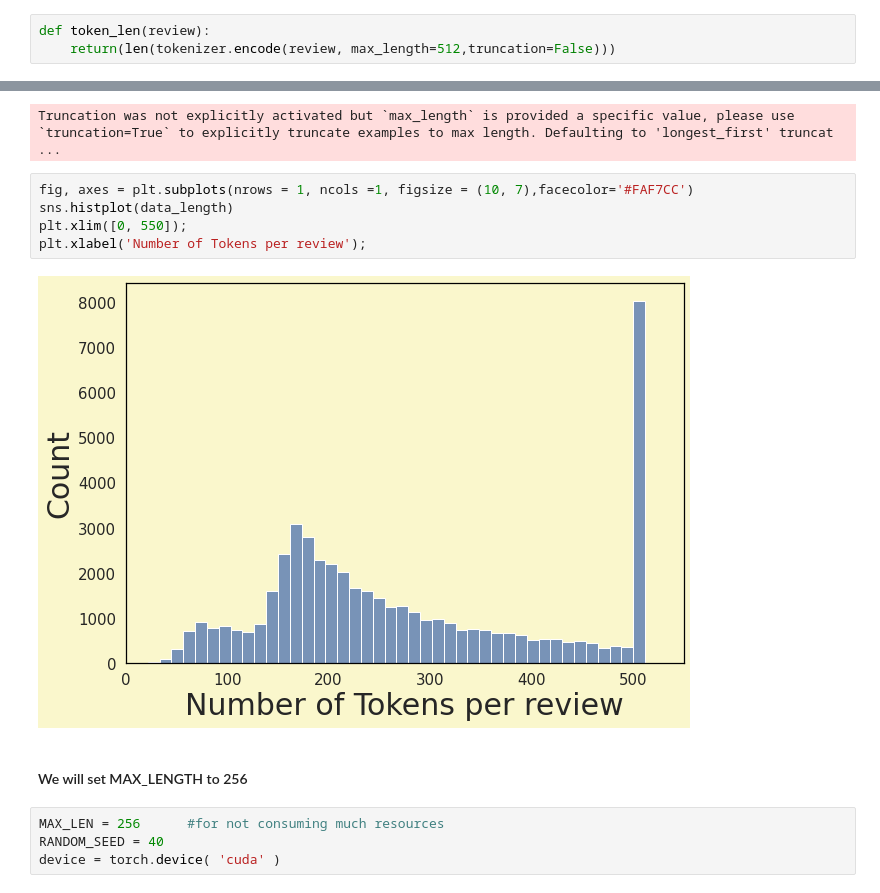
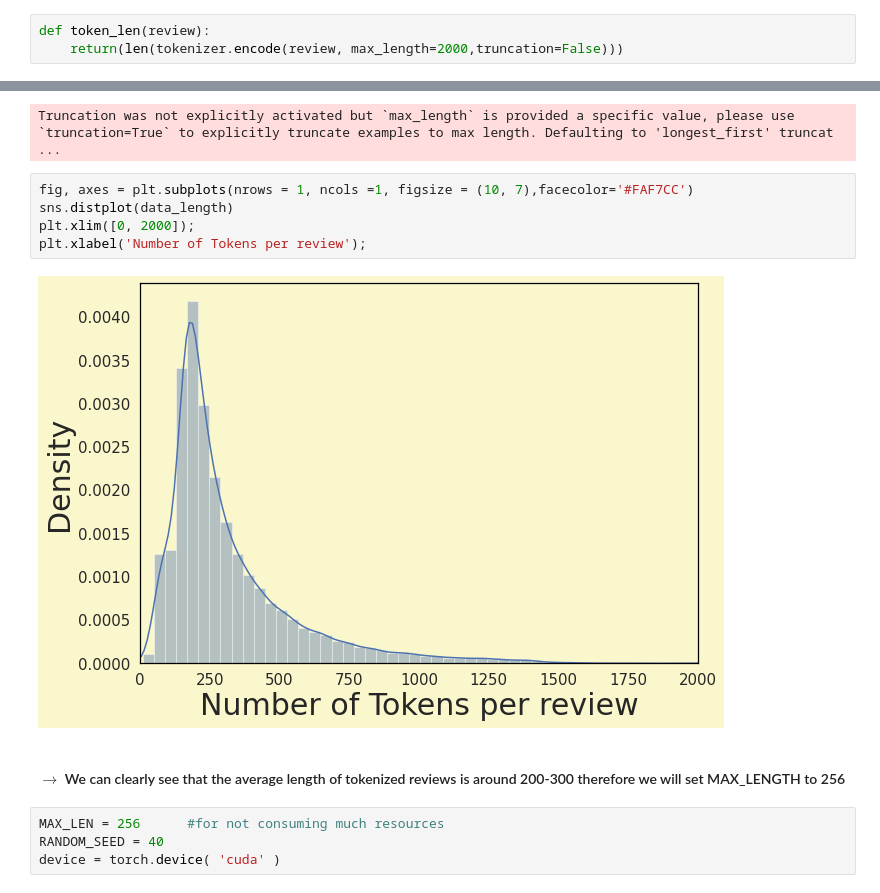
Before and after one commit to MohamedAmineDHIAB/NLP_models_benchmarks_on_IMDB_dataset, a Jupyter notebook: BERT/sentiment-with-bert.ipynb, the cells around one changed output, grey strips where cells are left out. Drawn from its saved outputs; the diff is of its cells as text.

```diff
--- a/BERT/sentiment-with-bert.ipynb
+++ b/BERT/sentiment-with-bert.ipynb
@@ -68,19 +68,19 @@ In order to get the suitable max sequence length we need to take a look at all r
 # %%
 def token_len(review):
-    return(len(tokenizer.encode(review, max_length=512,truncation=False)))
+    return(len(tokenizer.encode(review, max_length=2000,truncation=False)))
 # %%
 data_length=data['review'].apply(token_len)
 # %% [output]
 Truncation was not explicitly activated but `max_length` is provided a specific value, please use `truncation=True` to explicitly truncate examples to max length. Defaulting to 'longest_first' truncat ...
 # %%
 fig, axes = plt.subplots(nrows = 1, ncols =1, figsize = (10, 7),facecolor='#FAF7CC')
-sns.histplot(data_length)
-plt.xlim([0, 550]);
+sns.distplot(data_length)
+plt.xlim([0, 2000]);
 plt.xlabel('Number of Tokens per review');
 # %% [output]
-[figure, old version]
+[figure, new version]
 # %% [markdown]
-#### We will set MAX_LENGTH to 256
+#### $\longrightarrow$ We can clearly see that the average length of tokenized reviews is around 200-300 therefore we will set MAX_LENGTH to 256
 # %%
 MAX_LEN = 256      #for not consuming much resources
 RANDOM_SEED = 40
```
Also changed, not shown: parts of 1 cell of this notebook.
